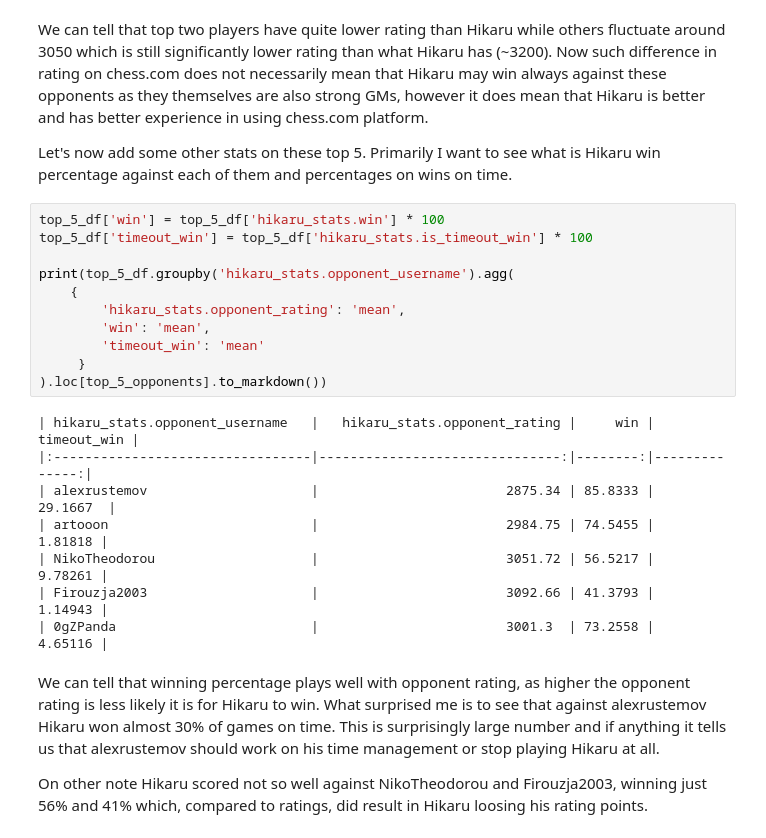
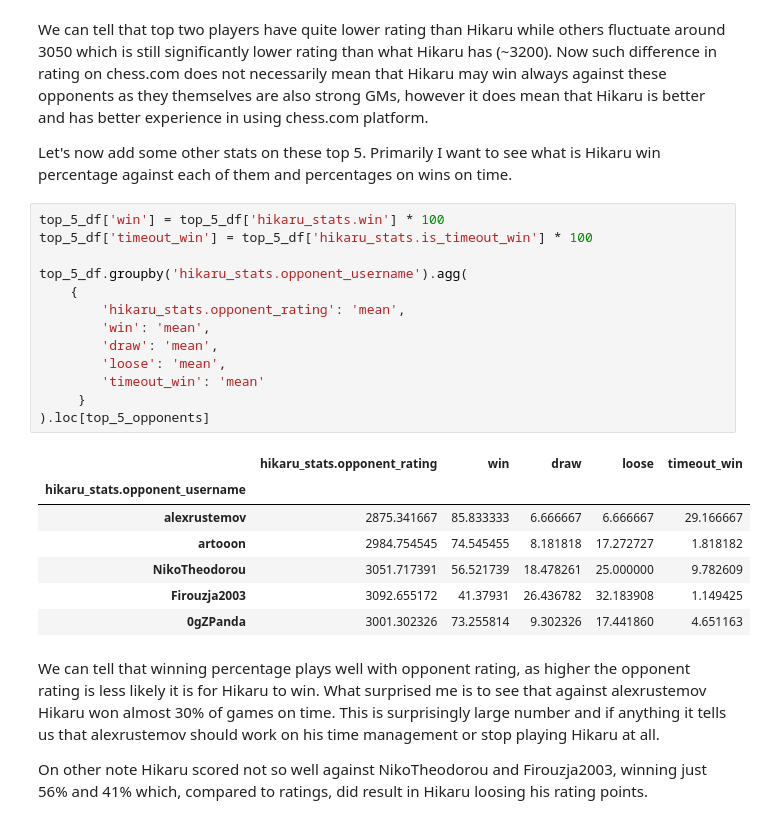
Before and after one commit to vzornic/hikaru-interesting-analysis, a Jupyter notebook: analysis.ipynb, the cells around one changed output. Drawn from its saved outputs; the diff is of its cells as text.

```diff
--- a/analysis.ipynb
+++ b/analysis.ipynb
@@ -160,22 +190,24 @@ Let's now add some other stats on these top 5. Primarily I want to see what is H
 # %%
 top_5_df['win'] = top_5_df['hikaru_stats.win'] * 100
 top_5_df['timeout_win'] = top_5_df['hikaru_stats.is_timeout_win'] * 100
 
-print(top_5_df.groupby('hikaru_stats.opponent_username').agg(
+top_5_df.groupby('hikaru_stats.opponent_username').agg(
     {
         'hikaru_stats.opponent_rating': 'mean',
         'win': 'mean',
+        'draw': 'mean',
+        'loose': 'mean',
         'timeout_win': 'mean'
      }
-).loc[top_5_opponents].to_markdown())
+).loc[top_5_opponents]
 # %% [output]
-| hikaru_stats.opponent_username   |   hikaru_stats.opponent_rating |     win |   timeout_win |
-|:---------------------------------|-------------------------------:|--------:|--------------:|
-| alexrustemov                     |                        2875.34 | 85.8333 |      29.1667  |
-| artooon                          |                        2984.75 | 74.5455 |       1.81818 |
-| NikoTheodorou                    |                        3051.72 | 56.5217 |       9.78261 |
-| Firouzja2003                     |                        3092.66 | 41.3793 |       1.14943 |
-| 0gZPanda                         |                        3001.3  | 73.2558 |       4.65116 |
+|  | hikaru_stats.opponent_rating | win | draw | loose | timeout_win |
+| hikaru_stats.opponent_username |  |  |  |  |  |
+| alexrustemov | 2875.341667 | 85.833333 | 6.666667 | 6.666667 | 29.166667 |
+| artooon | 2984.754545 | 74.545455 | 8.181818 | 17.272727 | 1.818182 |
+| NikoTheodorou | 3051.717391 | 56.521739 | 18.478261 | 25.000000 | 9.782609 |
+| Firouzja2003 | 3092.655172 | 41.37931 | 26.436782 | 32.183908 | 1.149425 |
+| 0gZPanda | 3001.302326 | 73.255814 | 9.302326 | 17.441860 | 4.651163 |
 # %% [markdown]
 We can tell that winning percentage plays well with opponent rating, as higher the opponent rating is less likely it is for Hikaru to win. What surprised me is to see that against alexrustemov Hikaru won almost 30% of games on time. This is surprisingly large number and if anything it tells us that alexrustemov should work on his time management or stop playing Hikaru at all.
 
```
Also changed, not shown: parts of 22 cells of this notebook, 1 other file.
